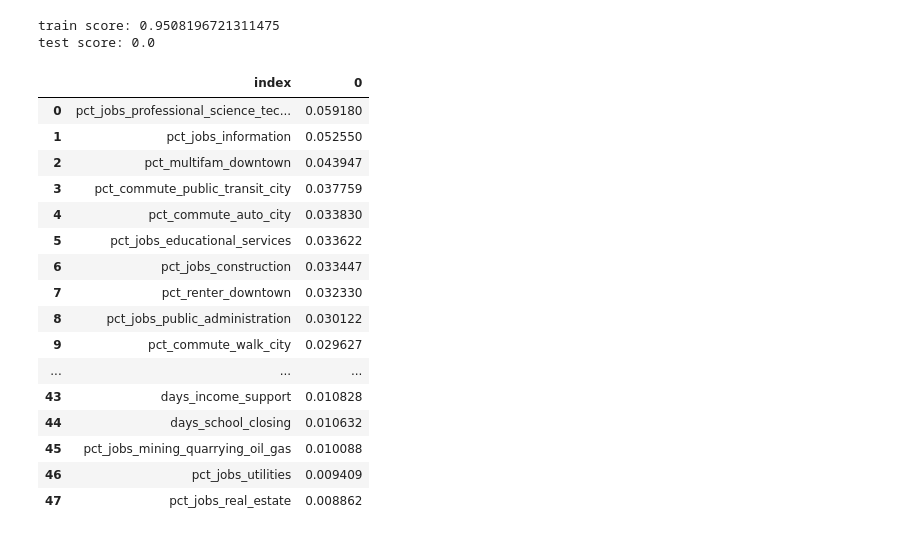
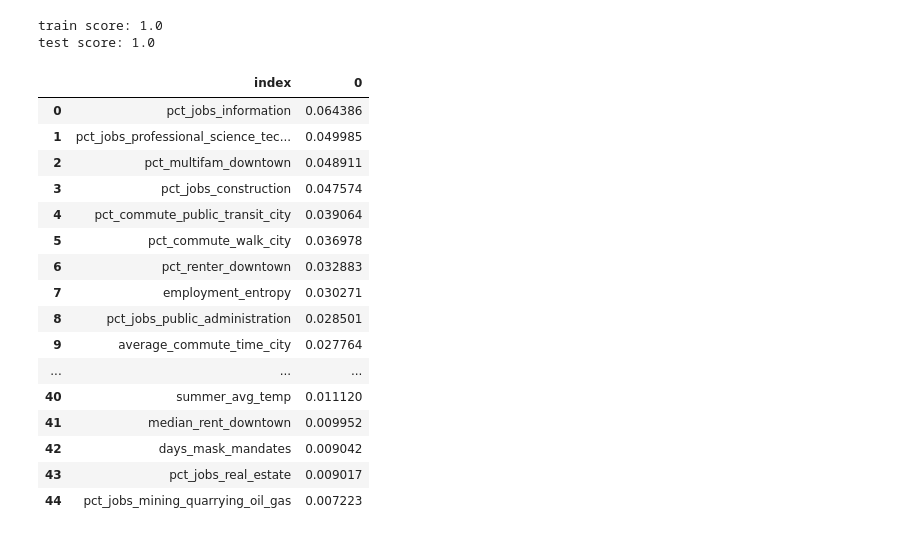
Before and after one commit to hc-moore/downtownrecovery, a Jupyter notebook: databricks_work_updates/recent_updates/rfc_0821.ipynb, the cells around one changed output. Saved outputs shown, nothing was run; the diff lists cells and outputs as text; code cells hidden in the pictures.

```diff
--- a/databricks_work_updates/recent_updates/rfc_0821.ipynb
+++ b/databricks_work_updates/recent_updates/rfc_0821.ipynb
@@ -12,7 +14,7 @@ from sklearn import metrics
 # %%
-rfc_data = pd.read_csv('~/data/downtownrecovery/curated_data/model_data_20230705.csv')
+rfc_data = pd.read_csv('~/data/downtownrecovery/curated_data/all_model_features_20230714.csv')
 lq_clusters =  pd.read_csv('~/data/downtownrecovery/recovery_clusters/lq_clusters_single_period_1015.csv')
 rq_dwtn_clusters = pd.read_csv('~/data/downtownrecovery/recovery_clusters/rq_dwtn_clusters_0822.csv')
 rq_city_clusters =  pd.read_csv('~/data/downtownrecovery/recovery_clusters/rq_city_clusters_0822.csv')
 rq_dwtn_clusters_period_1 = pd.read_csv('~/data/downtownrecovery/recovery_clusters/rq_dwtn_clusters_1015_period_1.csv')
-rq_dwtn_clusters_period_2 =  pd.read_csv('~/data/downtownrecovery/recovery_clusters/rq_dwtn_clusters_1015_period_2_.csv')
+rq_dwtn_clusters_period_2 =  pd.read_csv('~/data/downtownrecovery/recovery_clusters/rq_dwtn_clusters_1015_period_2.csv')
@@ -44,7 +42,7 @@ rfc_data['housing_density_downtown'] = rfc_data['housing_density_downtown'] / 10
 rfc_data['housing_density_city'] = rfc_data['housing_density_city'] / 1000000
 rfc_data['employment_density_downtown'] = rfc_data['employment_density_downtown'] / 1000000
 # %%
-rfc_data = rfc_data.drop(columns = ['Unnamed: 0.1', 'Column1', 'Unnamed: 0'])
+rfc_data = rfc_data.drop(columns = ['Unnamed: 0', 'X'])
 # %%
 rfc_data['display_name'] = rfc_data['city'].map({'Boston': "Boston, MA",
  'Portland': "Portland, OR",
@@ -131,11 +129,11 @@ display(rfc_data)
 # %%
-downtown_rfc_table = rfc_data[['city','total_pop_downtown', 'pct_singlefam_downtown', 'pct_multifam_downtown','pct_renter_downtown','median_age_downtown','bachelor_plus_downtown','median_hhinc_downtown','median_rent_downtown','pct_vacant_downtown','median_year_structure_built','median_no_rooms','pct_commute_auto_city','pct_commute_public_transit_city','pct_commute_bicycle_city','pct_commute_walk_city','housing_units_downtown','average_commute_time_city','pct_jobs_agriculture_forestry_fishing_hunting','pct_jobs_mining_quarrying_oil_gas', 'pct_jobs_utilities','pct_jobs_construction', 'pct_jobs_manufacturing','pct_jobs_wholesale_trade', 'pct_jobs_retail_trade','pct_jobs_transport_warehouse', 'pct_jobs_information','pct_jobs_finance_insurance','pct_jobs_real_estate','pct_jobs_professional_science_techical','pct_jobs_management_of_companies_enterprises','pct_jobs_administrative_support_waste','pct_jobs_educational_services','pct_jobs_healthcare_social_assistance','pct_jobs_arts_entertainment_recreation','pct_jobs_accomodation_food_services','pct_jobs_public_administration', 'employment_entropy', 'population_density_downtown', 'employment_density_downtown', 'housing_density_downtown','days_school_closing', 'days_workplace_closing','days_cancel_large_events', 'days_cancel_all_events','days_stay_home_requirements', 'days_income_support','days_mask_mandates', 'winter_avg_temp', 'summer_avg_temp']]
+downtown_rfc_table = rfc_data[['city', 'pct_multifam_downtown','pct_renter_downtown','median_age_downtown','bachelor_plus_downtown','median_hhinc_downtown','median_rent_downtown','pct_vacant_downtown','median_year_structure_built','median_no_rooms','pct_commute_public_transit_city','pct_commute_bicycle_city','pct_commute_walk_city','housing_units_downtown','average_commute_time_city','pct_jobs_agriculture_forestry_fishing_hunting','pct_jobs_mining_quarrying_oil_gas', 'pct_jobs_utilities','pct_jobs_construction', 'pct_jobs_manufacturing','pct_jobs_wholesale_trade', 'pct_jobs_retail_trade','pct_jobs_transport_warehouse', 'pct_jobs_information','pct_jobs_finance_insurance','pct_jobs_real_estate','pct_jobs_professional_science_techical','pct_jobs_management_of_companies_enterprises','pct_jobs_administrative_support_waste','pct_jobs_educational_services','pct_jobs_healthcare_social_assistance','pct_jobs_arts_entertainment_recreation','pct_jobs_accomodation_food_services','pct_jobs_public_administration', 'employment_entropy', 'employment_density_downtown', 'housing_density_downtown','days_school_closing', 'days_workplace_closing','days_cancel_large_events', 'days_cancel_all_events','days_stay_home_requirements', 'days_income_support','days_mask_mandates', 'winter_avg_temp', 'summer_avg_temp']]
 
 #'pct_nhwhite_downtown','pct_nhblack_downtown','pct_nhasian_downtown','pct_hisp_downtown',
 
-city_rfc_table = rfc_data[['city','total_pop_city', 'pct_singlefam_city', 'pct_multifam_city','pct_renter_city','median_age_city','bachelor_plus_city','median_hhinc_city','median_rent_city','pct_vacant_city','pct_commute_auto_city','pct_commute_public_transit_city','pct_commute_bicycle_city','pct_commute_walk_city','housing_units_city','average_commute_time_city','pct_jobs_agriculture_forestry_fishing_hunting','pct_jobs_mining_quarrying_oil_gas', 'pct_jobs_utilities','pct_jobs_construction', 'pct_jobs_manufacturing','pct_jobs_wholesale_trade', 'pct_jobs_retail_trade','pct_jobs_transport_warehouse', 'pct_jobs_information','pct_jobs_finance_insurance','pct_jobs_real_estate','pct_jobs_professional_science_techical','pct_jobs_management_of_companies_enterprises','pct_jobs_administrative_support_waste','pct_jobs_educational_services','pct_jobs_healthcare_social_assistance','pct_jobs_arts_entertainment_recreation','pct_jobs_accomodation_food_services','pct_jobs_public_administration', 'employment_entropy', 'population_density_city', 'employment_density_downtown', 'housing_density_city', 'days_school_closing', 'days_workplace_closing','days_cancel_large_events', 'days_cancel_all_events','days_stay_home_requirements', 'days_income_support','days_mask_mandates', 'winter_avg_temp', 'summer_avg_temp']]
+city_rfc_table = rfc_data[['city', 'pct_multifam_city','pct_renter_city','median_age_city','bachelor_plus_city','median_hhinc_city','median_rent_city','pct_vacant_city','pct_commute_public_transit_city','pct_commute_bicycle_city','pct_commute_walk_city','housing_units_city','average_commute_time_city','pct_jobs_agriculture_forestry_fishing_hunting','pct_jobs_mining_quarrying_oil_gas', 'pct_jobs_utilities','pct_jobs_construction', 'pct_jobs_manufacturing','pct_jobs_wholesale_trade', 'pct_jobs_retail_trade','pct_jobs_transport_warehouse', 'pct_jobs_information','pct_jobs_finance_insurance','pct_jobs_real_estate','pct_jobs_professional_science_techical','pct_jobs_management_of_companies_enterprises','pct_jobs_administrative_support_waste','pct_jobs_educational_services','pct_jobs_healthcare_social_assistance','pct_jobs_arts_entertainment_recreation','pct_jobs_accomodation_food_services','pct_jobs_public_administration', 'employment_entropy', 'employment_density_downtown', 'housing_density_city', 'days_school_closing', 'days_workplace_closing','days_cancel_large_events', 'days_cancel_all_events','days_stay_home_requirements', 'days_income_support','days_mask_mandates', 'winter_avg_temp', 'summer_avg_temp']]
 
 #'pct_nhwhite_city','pct_nhblack_city','pct_nhasian_city','pct_hisp_city',
 
-lq_rfc_table = rfc_data[['city','total_pop_downtown', 'pct_singlefam_downtown', 'pct_multifam_downtown','pct_renter_downtown','median_age_downtown','bachelor_plus_downtown','median_hhinc_downtown','median_rent_downtown','pct_vacant_downtown','median_year_structure_built','median_no_rooms','pct_commute_auto_city','pct_commute_public_transit_city','pct_commute_bicycle_city','pct_commute_walk_city','housing_units_downtown','average_commute_time_city','pct_jobs_agriculture_forestry_fishing_hunting','pct_jobs_mining_quarrying_oil_gas', 'pct_jobs_utilities','pct_jobs_construction', 'pct_jobs_manufacturing','pct_jobs_wholesale_trade', 'pct_jobs_retail_trade','pct_jobs_transport_warehouse', 'pct_jobs_information','pct_jobs_finance_insurance','pct_jobs_real_estate','pct_jobs_professional_science_techical','pct_jobs_management_of_companies_enterprises','pct_jobs_administrative_support_waste','pct_jobs_educational_services','pct_jobs_healthcare_social_assistance','pct_jobs_arts_entertainment_recreation','pct_jobs_accomodation_food_services','pct_jobs_public_administration', 'employment_entropy', 'population_density_downtown', 'employment_density_downtown', 'housing_density_downtown','days_school_closing', 'days_workplace_closing','days_cancel_large_events', 'days_cancel_all_events','days_stay_home_requirements', 'days_income_support','days_mask_mandates', 'winter_avg_temp', 'summer_avg_temp']]
+lq_rfc_table = rfc_data[['city', 'pct_multifam_downtown','pct_renter_downtown','median_age_downtown','bachelor_plus_downtown','median_hhinc_downtown','median_rent_downtown','pct_vacant_downtown','median_year_structure_built','median_no_rooms','pct_commute_public_transit_city','pct_commute_bicycle_city','pct_commute_walk_city','housing_units_downtown','average_commute_time_city','pct_jobs_agriculture_forestry_fishing_hunting','pct_jobs_mining_quarrying_oil_gas', 'pct_jobs_utilities','pct_jobs_construction', 'pct_jobs_manufacturing','pct_jobs_wholesale_trade', 'pct_jobs_retail_trade','pct_jobs_transport_warehouse', 'pct_jobs_information','pct_jobs_finance_insurance','pct_jobs_real_estate','pct_jobs_professional_science_techical','pct_jobs_management_of_companies_enterprises','pct_jobs_administrative_support_waste','pct_jobs_educational_services','pct_jobs_healthcare_social_assistance','pct_jobs_arts_entertainment_recreation','pct_jobs_accomodation_food_services','pct_jobs_public_administration', 'employment_entropy', 'employment_density_downtown', 'housing_density_downtown','days_school_closing', 'days_workplace_closing','days_cancel_large_events', 'days_cancel_all_events','days_stay_home_requirements', 'days_income_support','days_mask_mandates', 'winter_avg_temp', 'summer_avg_temp']]
 
@@ -222,12 +236,12 @@ def generate_random_forest_classifier(X, y, indextable):
     X_train, X_test, y_train, y_test = train_test_split(X, y, test_size = 0.001,
                                                         random_state = set_seed
                                                         )
-    model = RandomForestClassifier(n_estimators = 1600,
-                                   min_samples_split = 2,
-                                   min_samples_leaf = 4,
+    model = RandomForestClassifier(n_estimators = 600,
+                                   min_samples_split = 10,
+                                   min_samples_leaf = 1,
                                    max_features = 'sqrt',
                                    random_state = set_seed,
-                                   max_depth = 30,
+                                   max_depth = 110,
                                    bootstrap = True)
     model.fit(X_train, y_train)
     train_score = model.score(X_train, y_train)
@@ -317,32 +331,32 @@ days_cancel_large_events                         0.008007
 dtype: float64
 # %%
 #Generate RFC Downtown Period 1 Jun 20 - May 21
-X_dwtn = downtown_rfc_table.drop(columns=['city','cluster','cluster_period_1','cluster_period_2','pct_singlefam_downtown']).to_numpy()
+X_dwtn = downtown_rfc_table.drop(columns=['city','cluster','cluster_period_1','cluster_period_2']).to_numpy()
 y_dwtn = downtown_rfc_table['cluster_period_1'].to_numpy()
-feature_importances, train_score, test_score = generate_random_forest_classifier(X_dwtn,y_dwtn, downtown_rfc_table.drop(columns=['city','cluster','cluster_period_1','cluster_period_2','pct_singlefam_downtown']))
+feature_importances, train_score, test_score = generate_random_forest_classifier(X_dwtn,y_dwtn, downtown_rfc_table.drop(columns=['city','cluster','cluster_period_1','cluster_period_2']))
 print('train score: '+str(train_score))
 print('test score: '+str(test_score))
 feature_importances.to_csv('~/data/downtownrecovery/rfc_outputs/downtown_period1.csv')
 display(pd.DataFrame(feature_importances.reset_index()))
 # %% [output]
-train score: 0.9508196721311475
-test score: 0.0
+train score: 1.0
+test score: 1.0
 |  | index | 0 |
-| 0 | pct_jobs_professional_science_tec... | 0.059180 |
-| 1 | pct_jobs_information | 0.052550 |
-| 2 | pct_multifam_downtown | 0.043947 |
-| 3 | pct_commute_public_transit_city | 0.037759 |
-| 4 | pct_commute_auto_city | 0.033830 |
-| 5 | pct_jobs_educational_services | 0.033622 |
-| 6 | pct_jobs_construction | 0.033447 |
-| 7 | pct_renter_downtown | 0.032330 |
-| 8 | pct_jobs_public_administration | 0.030122 |
-| 9 | pct_commute_walk_city | 0.029627 |
+| 0 | pct_jobs_information | 0.064386 |
+| 1 | pct_jobs_professional_science_tec... | 0.049985 |
+| 2 | pct_multifam_downtown | 0.048911 |
+| 3 | pct_jobs_construction | 0.047574 |
+| 4 | pct_commute_public_transit_city | 0.039064 |
+| 5 | pct_commute_walk_city | 0.036978 |
+| 6 | pct_renter_downtown | 0.032883 |
+| 7 | employment_entropy | 0.030271 |
+| 8 | pct_jobs_public_administration | 0.028501 |
+| 9 | average_commute_time_city | 0.027764 |
 | ... | ... | ... |
-| 43 | days_income_support | 0.010828 |
-| 44 | days_school_closing | 0.010632 |
-| 45 | pct_jobs_mining_quarrying_oil_gas | 0.010088 |
-| 46 | pct_jobs_utilities | 0.009409 |
-| 47 | pct_jobs_real_estate | 0.008862 |
+| 40 | summer_avg_temp | 0.011120 |
+| 41 | median_rent_downtown | 0.009952 |
+| 42 | days_mask_mandates | 0.009042 |
+| 43 | pct_jobs_real_estate | 0.009017 |
+| 44 | pct_jobs_mining_quarrying_oil_gas | 0.007223 |
 # %%
 #Generate RFC Downtown Period 2 Jun 21 - May 22
```
Also changed, not shown: parts of 11 cells of this notebook, 10 other files.
